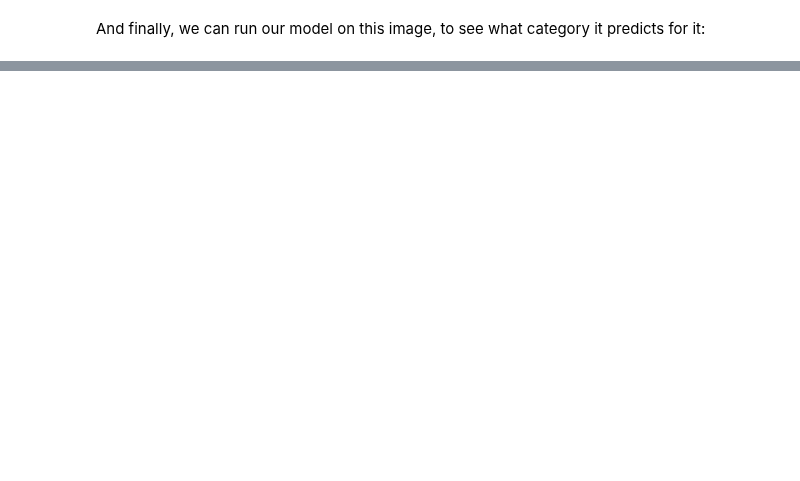
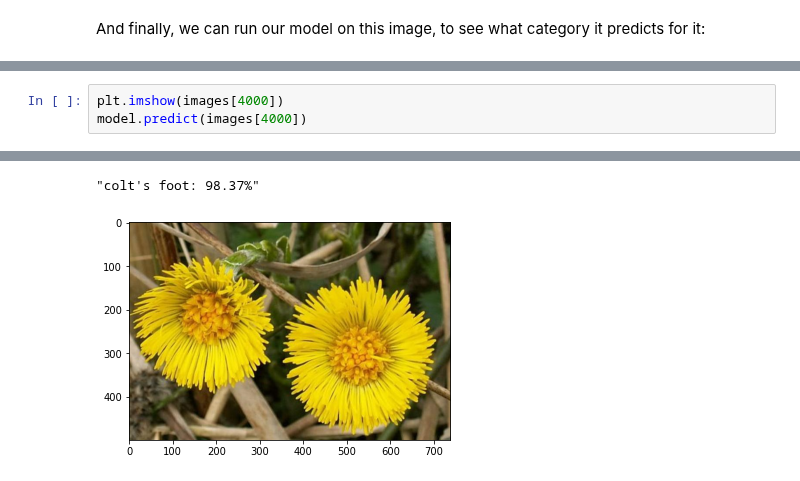
Before and after one commit to scivision-gallery/connections-workshop-examples, a Jupyter notebook: FlowerClassification.ipynb, the cells around one changed output, grey strips where cells are left out. Saved outputs shown, nothing was run; the diff lists cells and outputs as text; blank space fills up the shorter version.

```diff
--- a/FlowerClassification.ipynb
+++ b/FlowerClassification.ipynb
@@ -129,0 +93,4 @@ ValueError: in user code:
+# %%
+plt.imshow(images[4000])
+model.predict(images[4000])
+# %% [output]
@@ -129,0 +98,2 @@ ValueError: in user code:
+"colt's foot: 98.37%"
+[figure, added]
```
Also changed, not shown: parts of 7 cells of this notebook.
